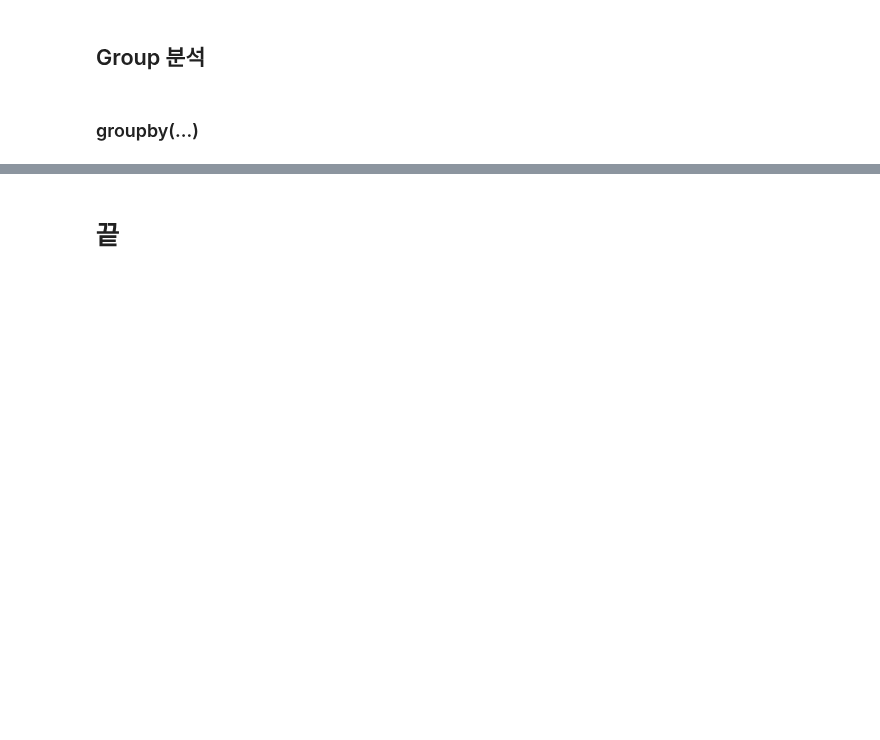
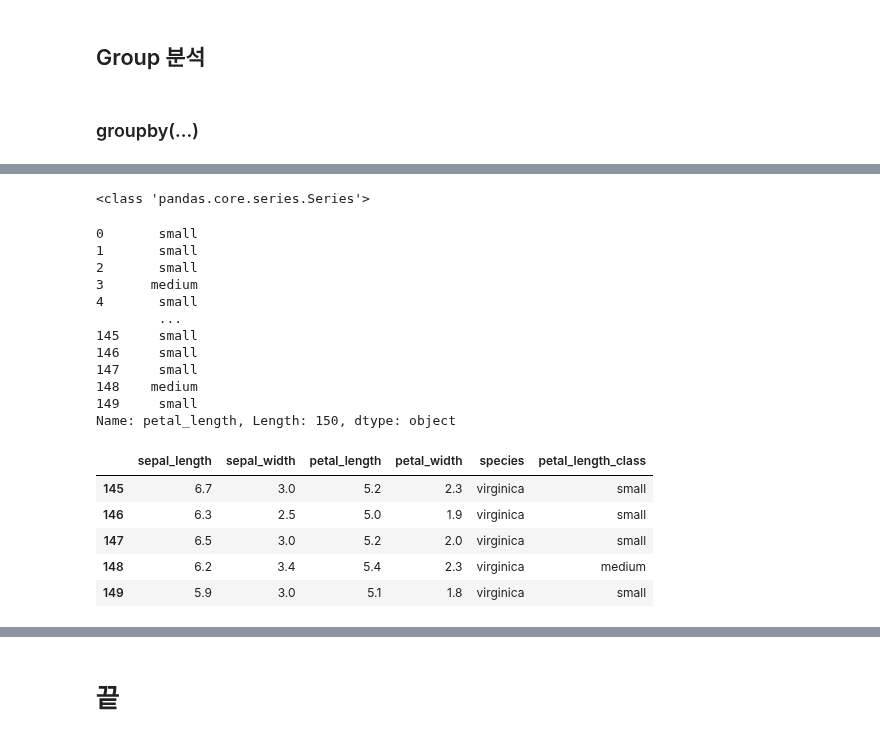
Before and after one commit to fss1208/study_python, a Jupyter notebook: 20251126_pandas_datafrmae.ipynb, the cells around one changed output, grey strips where cells are left out. Cells and saved outputs as stored; diff of their text form; code cells hidden in the pictures; blank space fills up the shorter version.

```diff
--- a/20251126_pandas_datafrmae.ipynb
+++ b/20251126_pandas_datafrmae.ipynb
@@ -1789,0 +1972,28 @@ array(['A',   key1 key2  data1  data2
+# %%
+func = lambda s: pd.qcut(s, 3, labels=["small", "medium", "large"])
+temp = ig.petal_length.apply(func).astype(str) # Series
+temp.reset_index(drop=True, inplace=True) # temp.index가 MultiIndex이므로 default index로 변경 (iris DataFrame에 추가하기 위해)
+print(type(temp))
+temp
+iris['petal_length_class'] = temp
+iris.tail()
+# %% [output]
+<class 'pandas.core.series.Series'>
+0       small
+1       small
+2       small
+3      medium
+4       small
+        ...
+145     small
+146     small
+147     small
+148    medium
+149     small
+Name: petal_length, Length: 150, dtype: object
+|  | sepal_length | sepal_width | petal_length | petal_width | species | petal_length_class |
+| 145 | 6.7 | 3.0 | 5.2 | 2.3 | virginica | small |
+| 146 | 6.3 | 2.5 | 5.0 | 1.9 | virginica | small |
+| 147 | 6.5 | 3.0 | 5.2 | 2.0 | virginica | small |
+| 148 | 6.2 | 3.4 | 5.4 | 2.3 | virginica | medium |
+| 149 | 5.9 | 3.0 | 5.1 | 1.8 | virginica | small |
```
Also changed, not shown: parts of 17 cells of this notebook.
